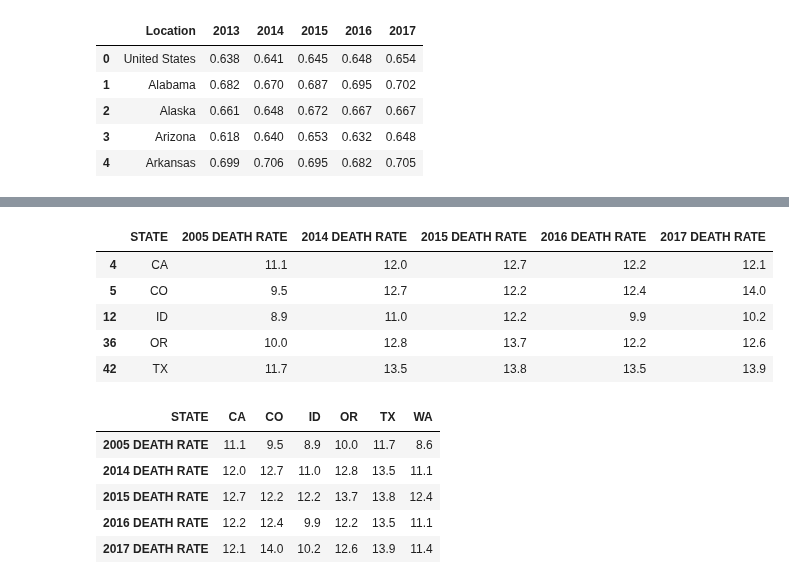
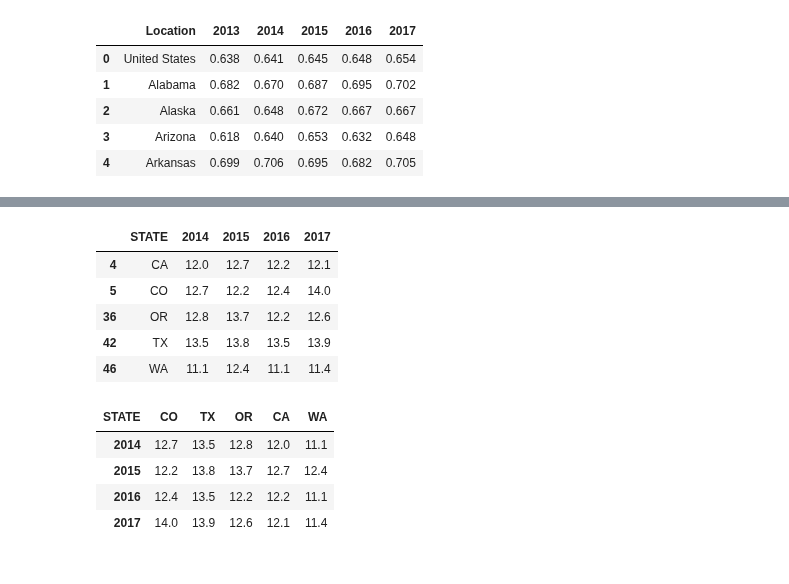
Before and after one commit to epayne323/ProjectOneRepo, a Jupyter notebook: Notebooks/Working_Analysis_Plots_RM.ipynb, the cells around one changed output, grey strips where cells are left out. Saved outputs shown, nothing was run; the diff lists cells and outputs as text; code cells hidden in the pictures.

```diff
--- a/Notebooks/Working_Analysis_Plots_RM.ipynb
+++ b/Notebooks/Working_Analysis_Plots_RM.ipynb
@@ -74,31 +82,33 @@ plt.show()
 # %%
 liver_yearrate_df = liver_df.drop(['AVERAGE DEATH RATE',
 'TOTAL DEATHS',
 '2005 DEATH COUNT',
+'2005 DEATH RATE',
 '2014 DEATH COUNT',
 '2015 DEATH COUNT',
 '2016 DEATH COUNT',
 '2017 DEATH COUNT',
 '14 - 17 DEATH RATE CHANGE',
 '14 - 17 DEATH RATE % CHANGE',
 '14 - 17 DEATHS % CHANGE'], axis=1)
-liver_yearrate_df = liver_yearrate_df.loc[liver_yearrate_df['STATE'].isin(["CA", "CO", "ID","OR","TX","WA"])]
+liver_yearrate_df = liver_yearrate_df.loc[liver_yearrate_df['STATE'].isin(["CA", "CO","OR","TX","WA"])]
+liver_yearrate_df.rename(columns={'2014 DEATH RATE':'2014','2015 DEATH RATE':'2015','2016 DEATH RATE':'2016','2017 DEATH RATE':'2017'},inplace=True)
 liver_yearrate_df.head()
 # %% [output]
-|  | STATE | 2005 DEATH RATE | 2014 DEATH RATE | 2015 DEATH RATE | 2016 DEATH RATE | 2017 DEATH RATE |
-| 4 | CA | 11.1 | 12.0 | 12.7 | 12.2 | 12.1 |
-| 5 | CO | 9.5 | 12.7 | 12.2 | 12.4 | 14.0 |
-| 12 | ID | 8.9 | 11.0 | 12.2 | 9.9 | 10.2 |
-| 36 | OR | 10.0 | 12.8 | 13.7 | 12.2 | 12.6 |
-| 42 | TX | 11.7 | 13.5 | 13.8 | 13.5 | 13.9 |
+|  | STATE | 2014 | 2015 | 2016 | 2017 |
+| 4 | CA | 12.0 | 12.7 | 12.2 | 12.1 |
+| 5 | CO | 12.7 | 12.2 | 12.4 | 14.0 |
+| 36 | OR | 12.8 | 13.7 | 12.2 | 12.6 |
+| 42 | TX | 13.5 | 13.8 | 13.5 | 13.9 |
+| 46 | WA | 11.1 | 12.4 | 11.1 | 11.4 |
 # %%
 liver_rate = liver_yearrate_df.set_index("STATE")
 liver_rate = liver_rate.transpose()
+liver_rate = liver_rate[['CO','TX','OR','CA','WA']]
 liver_rate
 # %% [output]
-| STATE | CA | CO | ID | OR | TX | WA |
-| 2005 DEATH RATE | 11.1 | 9.5 | 8.9 | 10.0 | 11.7 | 8.6 |
-| 2014 DEATH RATE | 12.0 | 12.7 | 11.0 | 12.8 | 13.5 | 11.1 |
-| 2015 DEATH RATE | 12.7 | 12.2 | 12.2 | 13.7 | 13.8 | 12.4 |
-| 2016 DEATH RATE | 12.2 | 12.4 | 9.9 | 12.2 | 13.5 | 11.1 |
-| 2017 DEATH RATE | 12.1 | 14.0 | 10.2 | 12.6 | 13.9 | 11.4 |
+| STATE | CO | TX | OR | CA | WA |
+| 2014 | 12.7 | 13.5 | 12.8 | 12.0 | 11.1 |
+| 2015 | 12.2 | 13.8 | 13.7 | 12.7 | 12.4 |
+| 2016 | 12.4 | 13.5 | 12.2 | 12.2 | 11.1 |
+| 2017 | 14.0 | 13.9 | 12.6 | 12.1 | 11.4 |
```
Also changed, not shown: parts of 15 cells of this notebook, 4 other files.
